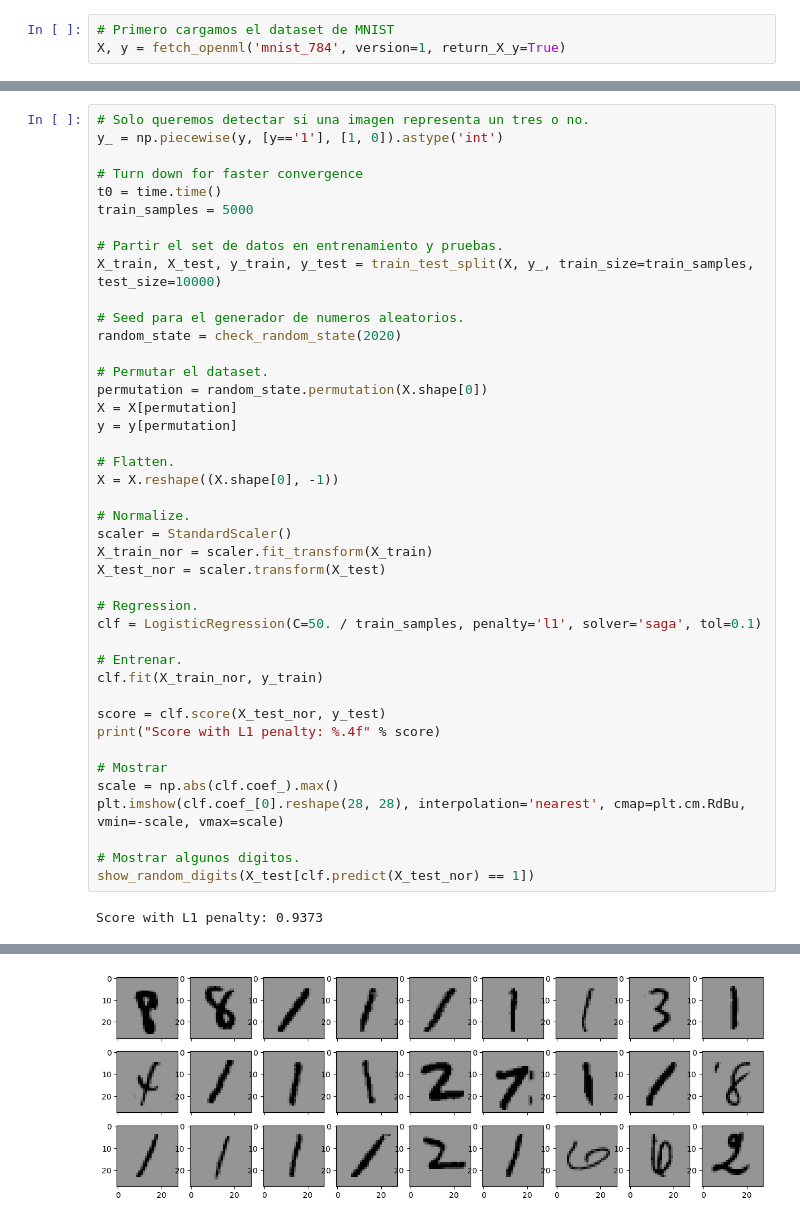
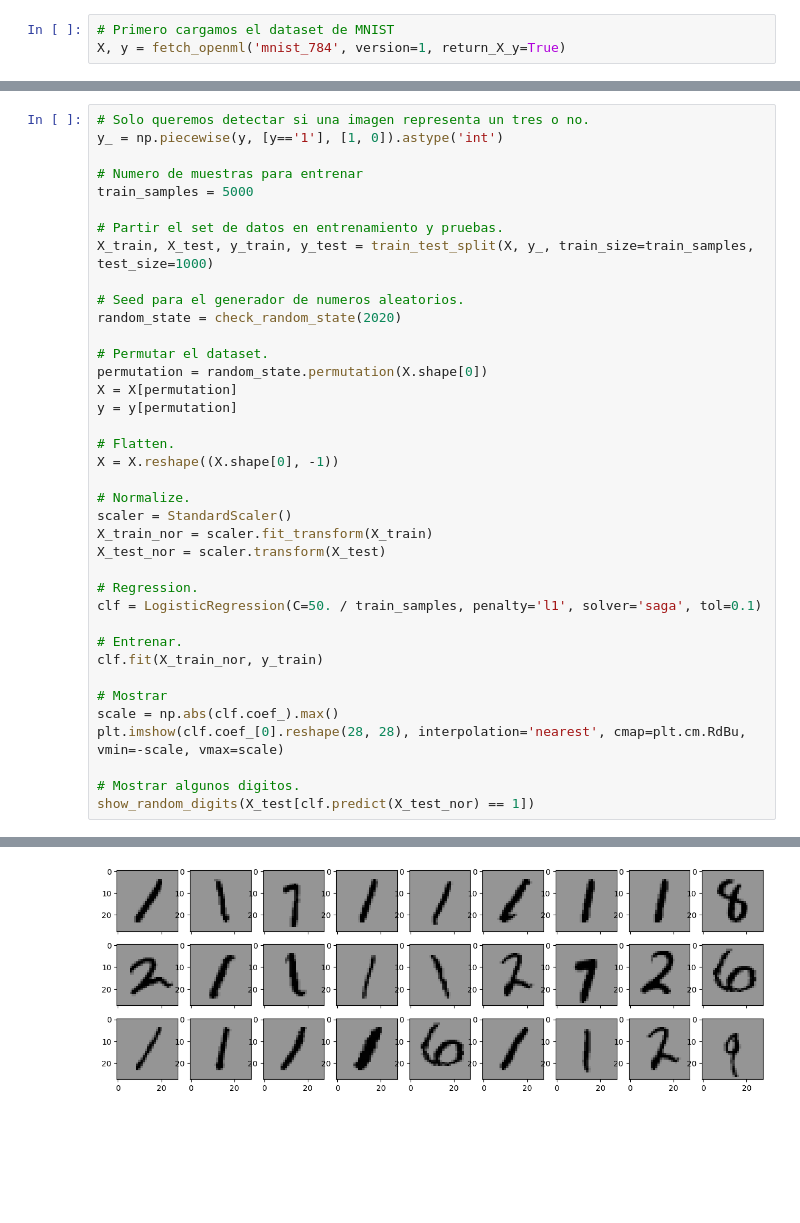
Before and after one commit to jorgeecardona/notebooks-curso-usa, a Jupyter notebook: LogisticRegression.ipynb, the cells around one changed output, grey strips where cells are left out. Drawn from its saved outputs; the diff is of its cells as text; blank space fills up the shorter version.

```diff
--- a/LogisticRegression.ipynb
+++ b/LogisticRegression.ipynb
@@ -34,12 +33,11 @@ show_random_digits(X)
 # Solo queremos detectar si una imagen representa un tres o no.
 y_ = np.piecewise(y, [y=='1'], [1, 0]).astype('int')
 
-# Turn down for faster convergence
-t0 = time.time()
+# Numero de muestras para entrenar
 train_samples = 5000
 
 # Partir el set de datos en entrenamiento y pruebas.
-X_train, X_test, y_train, y_test = train_test_split(X, y_, train_size=train_samples, test_size=10000)
+X_train, X_test, y_train, y_test = train_test_split(X, y_, train_size=train_samples, test_size=1000)
 
 # Seed para el generador de numeros aleatorios.
 random_state = check_random_state(2020)
@@ -63,9 +61,6 @@ clf = LogisticRegression(C=50. / train_samples, penalty='l1', solver='saga', tol
 # Entrenar.
 clf.fit(X_train_nor, y_train)
 
-score = clf.score(X_test_nor, y_test)
-print("Score with L1 penalty: %.4f" % score)
-
 # Mostrar
 scale = np.abs(clf.coef_).max()
 plt.imshow(clf.coef_[0].reshape(28, 28), interpolation='nearest', cmap=plt.cm.RdBu, vmin=-scale, vmax=scale)
@@ -73,4 +68,3 @@ plt.imshow(clf.coef_[0].reshape(28, 28), interpolation='nearest', cmap=plt.cm.Rd
 # Mostrar algunos digitos.
 show_random_digits(X_test[clf.predict(X_test_nor) == 1])
 # %% [output]
-Score with L1 penalty: 0.9373
@@ -78 +72 @@ Score with L1 penalty: 0.9373
-[figure, old version]
+[figure, new version]
```
Also changed, not shown: parts of 3 cells of this notebook.
